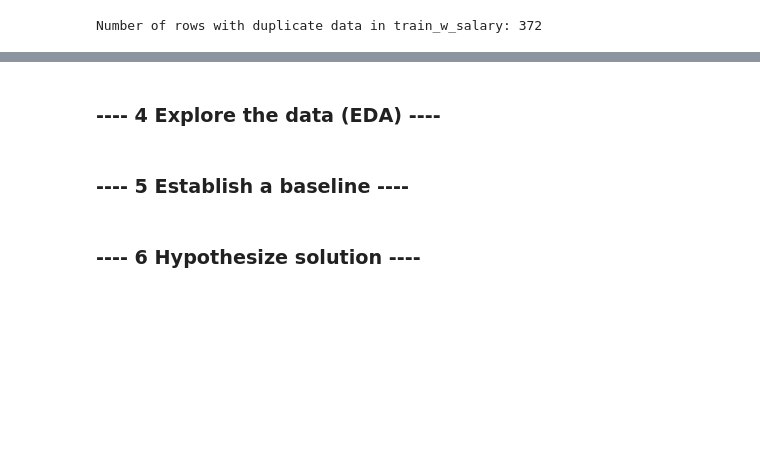
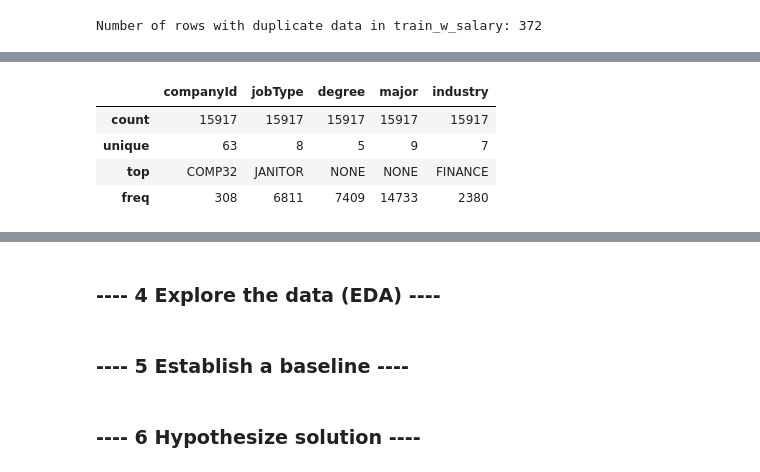
Before and after one commit to stevers28/salarypredictionportfolio, a Jupyter notebook: Salary_Prediction_Notebook.ipynb, the cells around one changed output, grey strips where cells are left out. Saved outputs shown, nothing was run; the diff lists cells and outputs as text; code cells hidden in the pictures; blank space fills up the shorter version.

```diff
--- a/Salary_Prediction_Notebook.ipynb
+++ b/Salary_Prediction_Notebook.ipynb
@@ -157,0 +158,11 @@ train_w_salary_dups.sort_values(features2)
+# %%
+# And reviewing the non-numerical fields as well
+
+text_features = ['companyId','jobType','degree','major','industry']
+dups_w_salary[text_features].describe()
+# %% [output]
+|  | companyId | jobType | degree | major | industry |
+| count | 15917 | 15917 | 15917 | 15917 | 15917 |
+| unique | 63 | 8 | 5 | 9 | 7 |
+| top | COMP32 | JANITOR | NONE | NONE | FINANCE |
+| freq | 308 | 6811 | 7409 | 14733 | 2380 |
```
Also changed, not shown: parts of 16 cells of this notebook.
